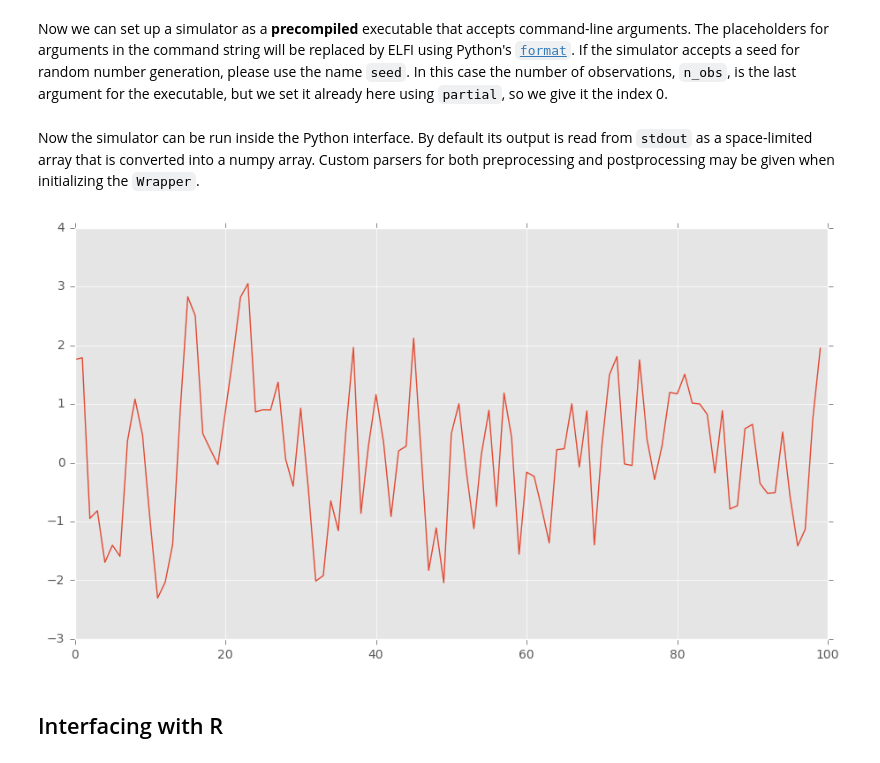
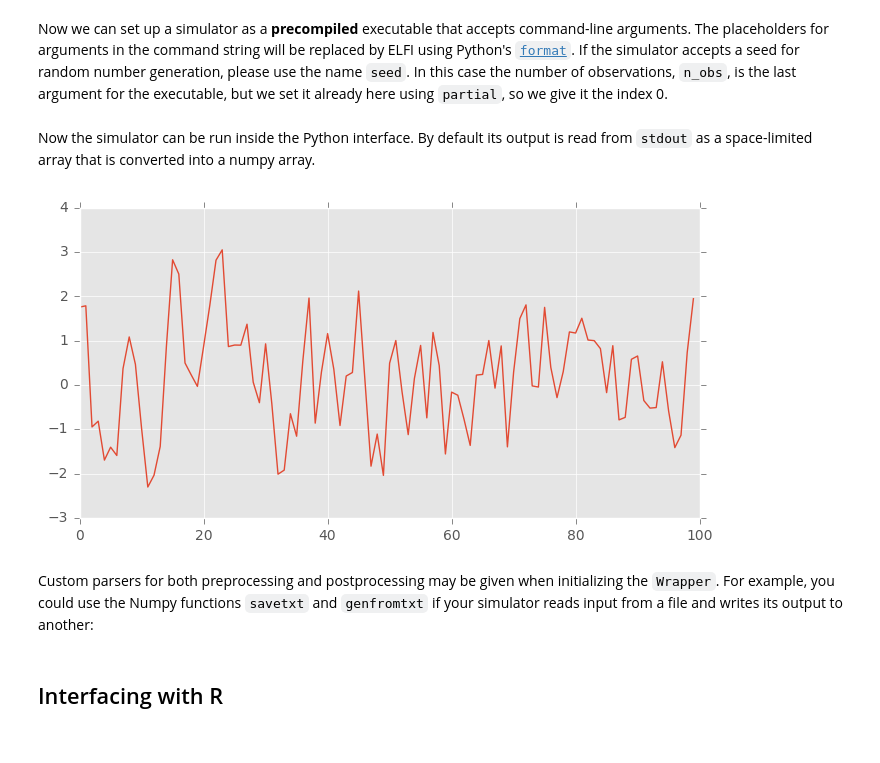
Before and after one commit to elfi-dev/elfi, a Jupyter notebook: notebooks/ELFI_tutorial_external.ipynb, the cells around one changed output. Cells and saved outputs as stored; diff of their text form; code cells hidden in the pictures.

```diff
--- a/notebooks/ELFI_tutorial_external.ipynb
+++ b/notebooks/ELFI_tutorial_external.ipynb
@@ -40,13 +40,15 @@ Now we can set up a simulator as a **precompiled** executable that accepts comma
 command = "../examples/cpp/ma2/ma2.bin {1} {2} {seed} {0}"
 simulator = partial(elfi.Wrapper(command), n_obs)
 # %% [markdown]
-Now the simulator can be run inside the Python interface. By default its output is read from `stdout` as a space-limited array that is converted into a numpy array. Custom parsers for both preprocessing and postprocessing may be given when initializing the `Wrapper`.
+Now the simulator can be run inside the Python interface. By default its output is read from `stdout` as a space-limited array that is converted into a numpy array.
 # %%
 # Set up observed data y
 y_obs = simulator(t1_0, t2_0, random_state=random_state)
 
 # Plot
-plt.figure(figsize=(11, 6));
+plt.figure(figsize=(8, 4));
 plt.plot(y_obs.ravel());
 # %% [output]
-[figure, old version]
+[figure, new version]
+# %% [markdown]
+Custom parsers for both preprocessing and postprocessing may be given when initializing the `Wrapper`. For example, you could use the Numpy functions `savetxt` and `genfromtxt` if your simulator reads input from a file and writes its output to another:
```
Also changed, not shown: parts of 18 cells of this notebook.
